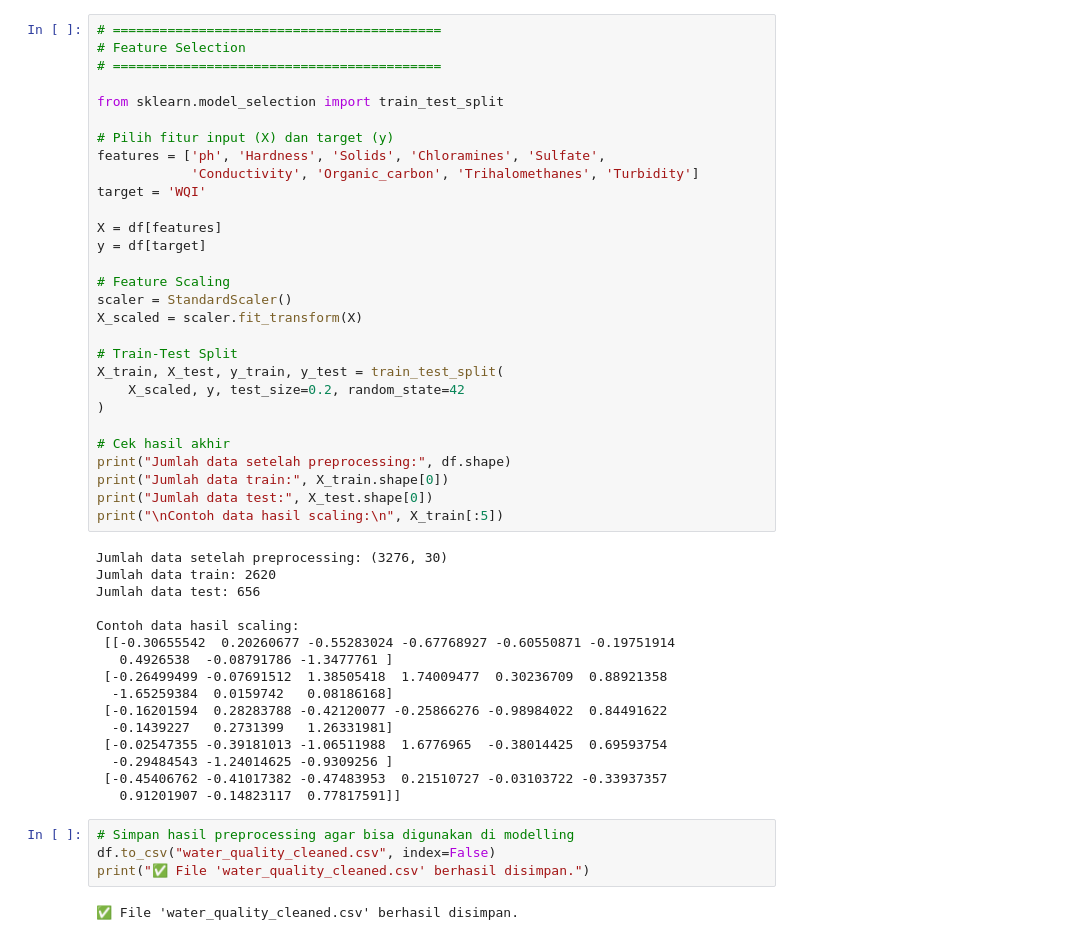
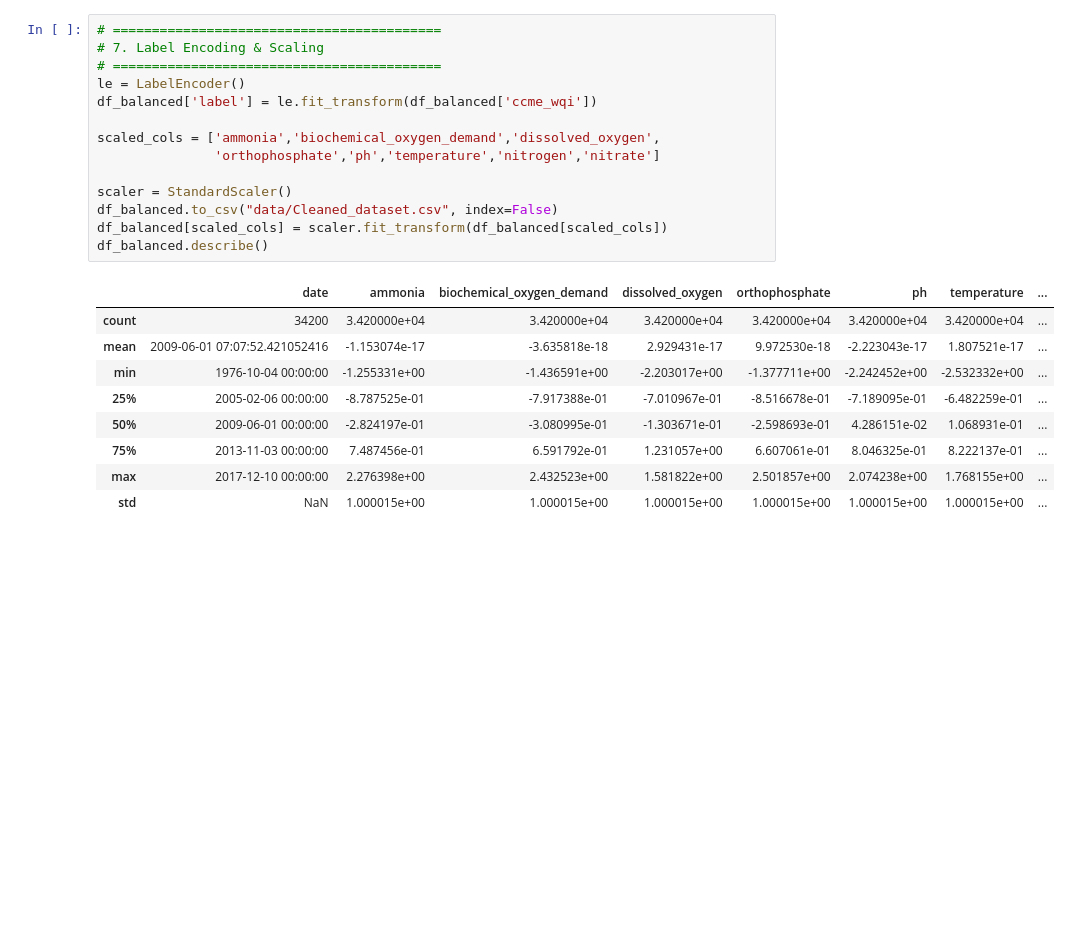
Before and after one commit to rafpoo/project-machine-learning, a Jupyter notebook: notebooks/DataPreProcessing.ipynb, the cells around one changed output. Saved outputs shown, nothing was run; the diff lists cells and outputs as text; blank space fills up the shorter version.

```diff
--- a/notebooks/DataPreProcessing.ipynb
+++ b/notebooks/DataPreProcessing.ipynb
@@ -179,51 +209,24 @@ Hasil akhir dengan kolom WQI:
-# %%
-# ==========================================
-# Feature Selection
-# ==========================================
-
-from sklearn.model_selection import train_test_split
-
-# Pilih fitur input (X) dan target (y)
-features = ['ph', 'Hardness', 'Solids', 'Chloramines', 'Sulfate',
-            'Conductivity', 'Organic_carbon', 'Trihalomethanes', 'Turbidity']
-target = 'WQI'
-
-X = df[features]
-y = df[target]
-
-# Feature Scaling
-scaler = StandardScaler()
-X_scaled = scaler.fit_transform(X)
-
-# Train-Test Split
-X_train, X_test, y_train, y_test = train_test_split(
-    X_scaled, y, test_size=0.2, random_state=42
-)
-
-# Cek hasil akhir
-print("Jumlah data setelah preprocessing:", df.shape)
-print("Jumlah data train:", X_train.shape[0])
-print("Jumlah data test:", X_test.shape[0])
-print("\nContoh data hasil scaling:\n", X_train[:5])
-# %% [output]
-Jumlah data setelah preprocessing: (3276, 30)
-Jumlah data train: 2620
-Jumlah data test: 656
-
-Contoh data hasil scaling:
- [[-0.30655542  0.20260677 -0.55283024 -0.67768927 -0.60550871 -0.19751914
-   0.4926538  -0.08791786 -1.3477761 ]
- [-0.26499499 -0.07691512  1.38505418  1.74009477  0.30236709  0.88921358
-  -1.65259384  0.0159742   0.08186168]
- [-0.16201594  0.28283788 -0.42120077 -0.25866276 -0.98984022  0.84491622
-  -0.1439227   0.2731399   1.26331981]
- [-0.02547355 -0.39181013 -1.06511988  1.6776965  -0.38014425  0.69593754
-  -0.29484543 -1.24014625 -0.9309256 ]
- [-0.45406762 -0.41017382 -0.47483953  0.21510727 -0.03103722 -0.33937357
-   0.91201907 -0.14823117  0.77817591]]
-# %%
-# Simpan hasil preprocessing agar bisa digunakan di modelling
-df.to_csv("water_quality_cleaned.csv", index=False)
-print("✅ File 'water_quality_cleaned.csv' berhasil disimpan.")
-# %% [output]
-✅ File 'water_quality_cleaned.csv' berhasil disimpan.
+# %%
+# ==========================================
+# 7. Label Encoding & Scaling
+# ==========================================
+le = LabelEncoder()
+df_balanced['label'] = le.fit_transform(df_balanced['ccme_wqi'])
+
+scaled_cols = ['ammonia','biochemical_oxygen_demand','dissolved_oxygen',
+               'orthophosphate','ph','temperature','nitrogen','nitrate']
+
+scaler = StandardScaler()
+df_balanced.to_csv("data/Cleaned_dataset.csv", index=False)
+df_balanced[scaled_cols] = scaler.fit_transform(df_balanced[scaled_cols])
+df_balanced.describe()
+# %% [output]
+|  | date | ammonia | biochemical_oxygen_demand | dissolved_oxygen | orthophosphate | ph | temperature | ... |
+| count | 34200 | 3.420000e+04 | 3.420000e+04 | 3.420000e+04 | 3.420000e+04 | 3.420000e+04 | 3.420000e+04 | ... |
+| mean | 2009-06-01 07:07:52.421052416 | -1.153074e-17 | -3.635818e-18 | 2.929431e-17 | 9.972530e-18 | -2.223043e-17 | 1.807521e-17 | ... |
+| min | 1976-10-04 00:00:00 | -1.255331e+00 | -1.436591e+00 | -2.203017e+00 | -1.377711e+00 | -2.242452e+00 | -2.532332e+00 | ... |
+| 25% | 2005-02-06 00:00:00 | -8.787525e-01 | -7.917388e-01 | -7.010967e-01 | -8.516678e-01 | -7.189095e-01 | -6.482259e-01 | ... |
+| 50% | 2009-06-01 00:00:00 | -2.824197e-01 | -3.080995e-01 | -1.303671e-01 | -2.598693e-01 | 4.286151e-02 | 1.068931e-01 | ... |
+| 75% | 2013-11-03 00:00:00 | 7.487456e-01 | 6.591792e-01 | 1.231057e+00 | 6.607061e-01 | 8.046325e-01 | 8.222137e-01 | ... |
+| max | 2017-12-10 00:00:00 | 2.276398e+00 | 2.432523e+00 | 1.581822e+00 | 2.501857e+00 | 2.074238e+00 | 1.768155e+00 | ... |
+| std | NaN | 1.000015e+00 | 1.000015e+00 | 1.000015e+00 | 1.000015e+00 | 1.000015e+00 | 1.000015e+00 | ... |
```
Also changed, not shown: parts of 8 cells of this notebook, 13 other files.
